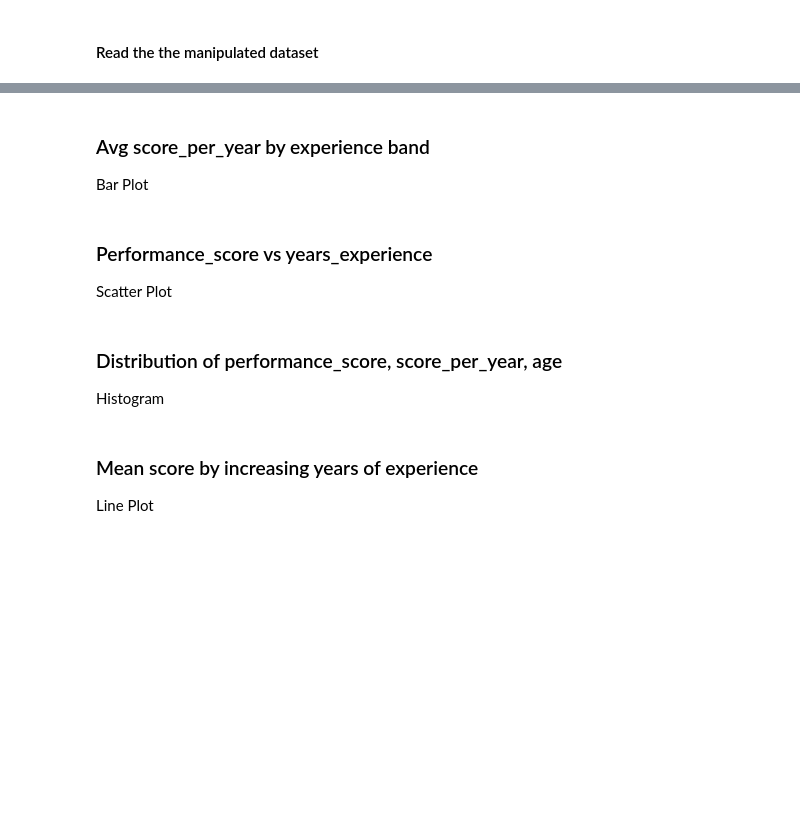
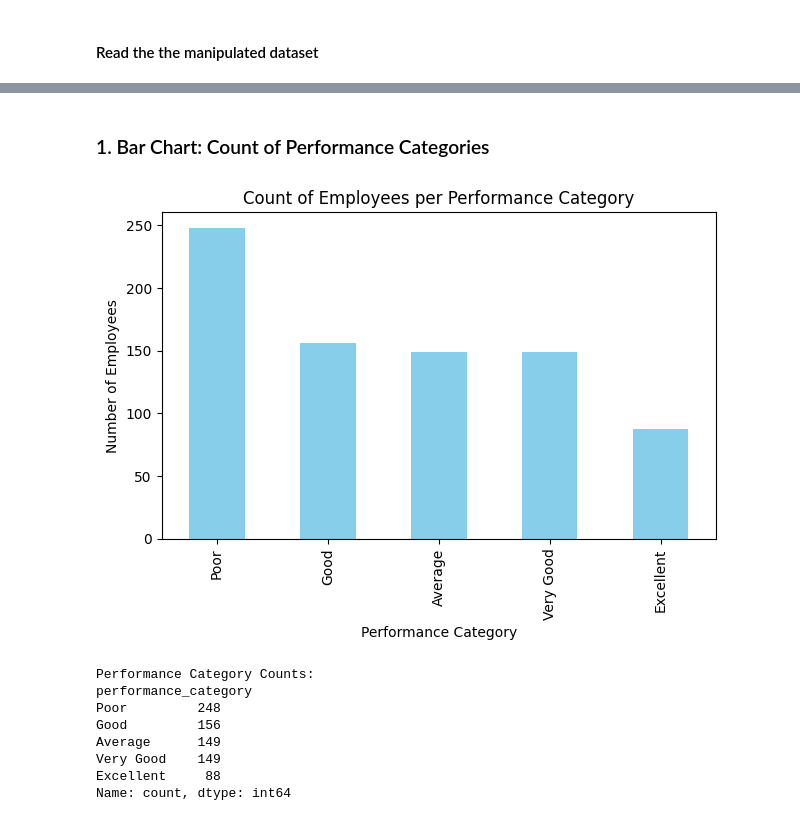
Before and after one commit to raquem-annierose/PolyTech-final-output, a Jupyter notebook: employee_performance_analysis.ipynb, the cells around one changed output, grey strips where cells are left out. Drawn from its saved outputs; the diff is of its cells as text; code cells hidden in the pictures; blank space fills up the shorter version.

```diff
--- a/employee_performance_analysis.ipynb
+++ b/employee_performance_analysis.ipynb
@@ -227,14 +231,22 @@ Bar Plot
-# %% [markdown]
-### Avg score_per_year by experience band
-Bar Plot
-# %% [markdown]
-###  Performance_score vs years_experience
-
-Scatter Plot
-# %% [markdown]
-### Distribution of performance_score, score_per_year, age
-
-Histogram
-# %% [markdown]
-### Mean score by increasing years of experience
-Line Plot
+# %% [markdown]
+### 1. Bar Chart: Count of Performance Categories
+# %%
+df['performance_category'].value_counts().plot(kind='bar', color='skyblue')
+plt.title('Count of Employees per Performance Category')
+plt.xlabel('Performance Category')
+plt.ylabel('Number of Employees')
+plt.tight_layout()
+plt.show()
+
+print("Performance Category Counts:")
+print(df['performance_category'].value_counts())
+# %% [output]
+[figure, added]
+Performance Category Counts:
+performance_category
+Poor         248
+Good         156
+Average      149
+Very Good    149
+Excellent     88
+Name: count, dtype: int64
```
Also changed, not shown: parts of 20 cells of this notebook, 2 other files.
